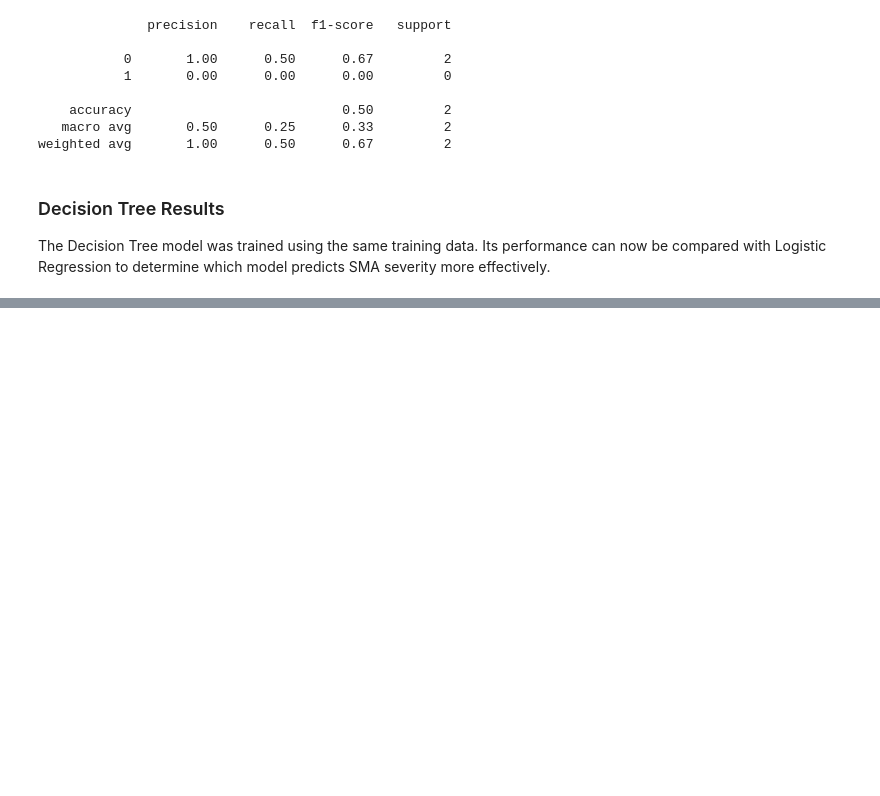
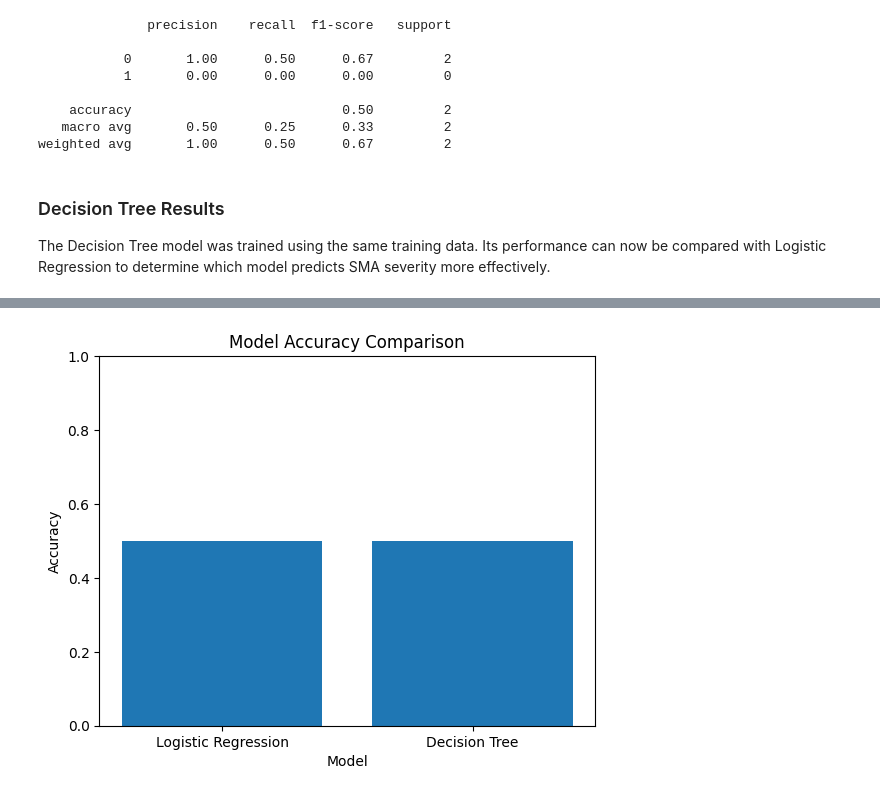
Before and after one commit to Kisara00555/sma-data-science, a Jupyter notebook: notebooks/01_sma_background_and_data_overview.ipynb, the cells around one changed output, grey strips where cells are left out. Drawn from its saved outputs; the diff is of its cells as text; code cells hidden in the pictures; blank space fills up the shorter version.

```diff
--- a/notebooks/01_sma_background_and_data_overview.ipynb
+++ b/notebooks/01_sma_background_and_data_overview.ipynb
@@ -620,0 +653,11 @@ Its performance can now be compared with Logistic Regression to determine which
+# %%
+# Save the figure
+plt.bar(comparison_df["Model"], comparison_df["Accuracy"])
+plt.title("Model Accuracy Comparison")
+plt.xlabel("Model")
+plt.ylabel("Accuracy")
+plt.ylim(0, 1)
+plt.savefig("../results/figures/model_comparison.png")
+plt.show()
+# %% [output]
+[figure, added]
```
Also changed, not shown: parts of 5 cells of this notebook, 1 other file.
